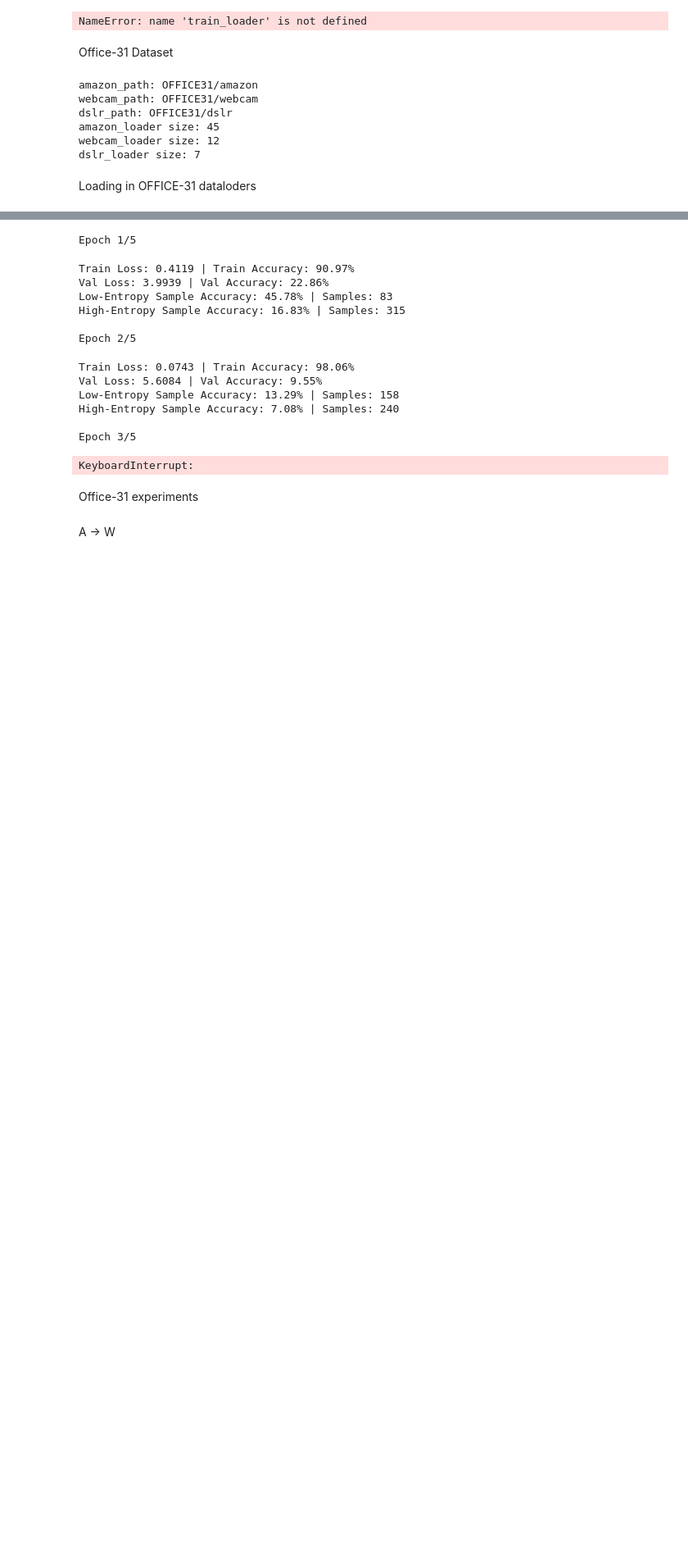
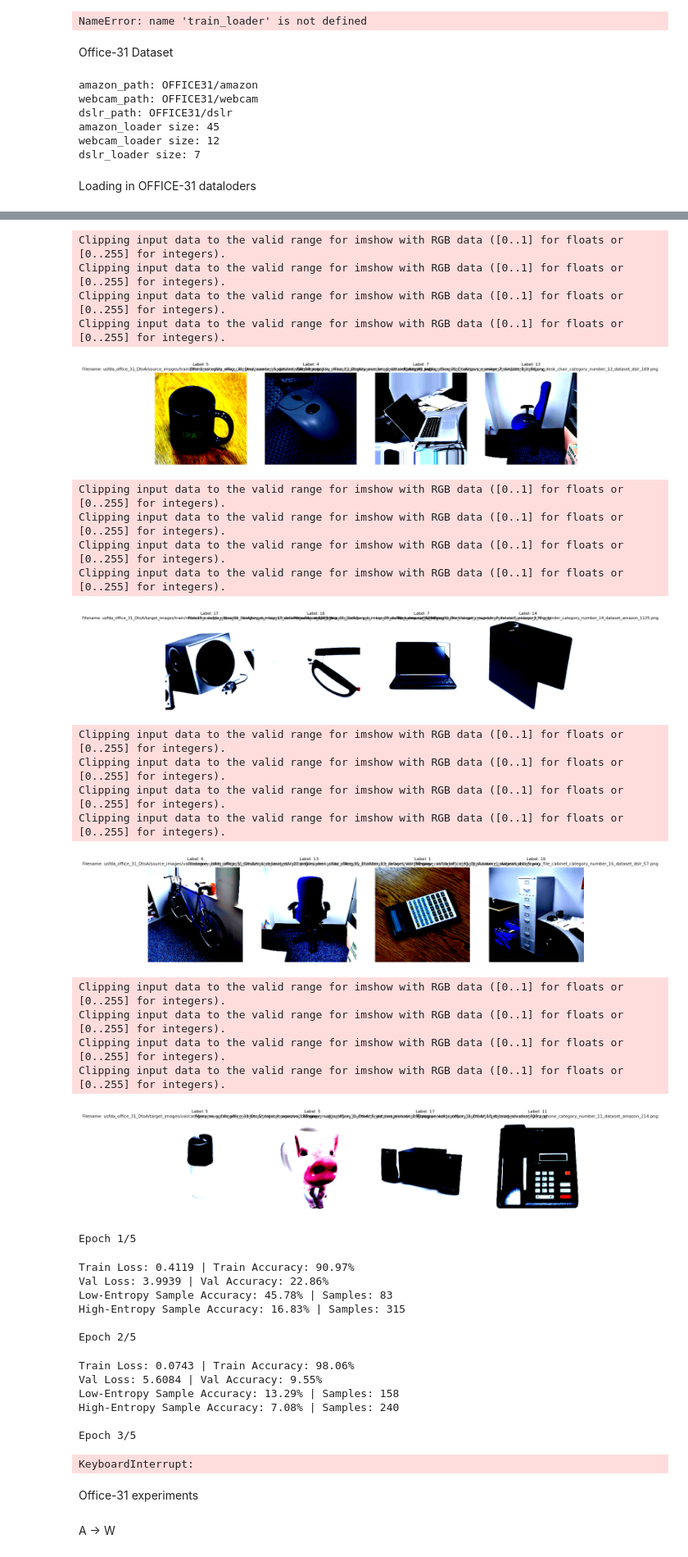
Before and after one commit to SaadH-077/Adaptive-Entropy-Guided-Universal-Domain-Adaptation_AEG-UDA-, a Jupyter notebook: test.ipynb, the cells around one changed output, grey strips where cells are left out. Shown at 82% size. Drawn from its saved outputs; the diff is of its cells as text; code cells hidden in the pictures; blank space fills up the shorter version.

```diff
--- a/test.ipynb
+++ b/test.ipynb
@@ -411,3 +411,47 @@ Labels: tensor([12,  1, 10, 14,  4, 10, 18,  2,  3, 17,  8,  2,  7,  1,  3, 18,
+# %%
+# Checking a few images from each of the dataloaders
+def show_images_grid(dataloader, num_images=4):
+    fig, axes = plt.subplots(1, num_images, figsize=(15, 5))
+    for i, batch in enumerate(dataloader):
+        images = batch['image']
+        labels = batch['label']
+        filenames = batch['filename']
+        for j in range(num_images):
+            image = images[j].permute(1, 2, 0).numpy()
+            label = labels[j].item()
+            filename = filenames[j]
+            axes[j].imshow(image)
+            axes[j].set_title(f"Label: {label}\nFilename: {filename}", fontsize=8)
+            axes[j].axis('off')
+        break
+    plt.show()
+
+# Show images from the source train loader
+show_images_grid(source_train_loader)
+show_images_grid(target_train_loader)
+show_images_grid(source_val_loader)
+show_images_grid(target_val_loader)
+# %% [output]
+Clipping input data to the valid range for imshow with RGB data ([0..1] for floats or [0..255] for integers).
+Clipping input data to the valid range for imshow with RGB data ([0..1] for floats or [0..255] for integers).
+Clipping input data to the valid range for imshow with RGB data ([0..1] for floats or [0..255] for integers).
+Clipping input data to the valid range for imshow with RGB data ([0..1] for floats or [0..255] for integers).
+[figure, added]
+Clipping input data to the valid range for imshow with RGB data ([0..1] for floats or [0..255] for integers).
+Clipping input data to the valid range for imshow with RGB data ([0..1] for floats or [0..255] for integers).
+Clipping input data to the valid range for imshow with RGB data ([0..1] for floats or [0..255] for integers).
+Clipping input data to the valid range for imshow with RGB data ([0..1] for floats or [0..255] for integers).
+[figure, added]
+Clipping input data to the valid range for imshow with RGB data ([0..1] for floats or [0..255] for integers).
+Clipping input data to the valid range for imshow with RGB data ([0..1] for floats or [0..255] for integers).
+Clipping input data to the valid range for imshow with RGB data ([0..1] for floats or [0..255] for integers).
+Clipping input data to the valid range for imshow with RGB data ([0..1] for floats or [0..255] for integers).
+[figure, added]
+Clipping input data to the valid range for imshow with RGB data ([0..1] for floats or [0..255] for integers).
+Clipping input data to the valid range for imshow with RGB data ([0..1] for floats or [0..255] for integers).
+Clipping input data to the valid range for imshow with RGB data ([0..1] for floats or [0..255] for integers).
+Clipping input data to the valid range for imshow with RGB data ([0..1] for floats or [0..255] for integers).
+[figure, added]
 # %%
 model = BaseModel(n_class=31).to(device)
 
```
Also changed, not shown: parts of 1 cell of this notebook, 5 other files.
